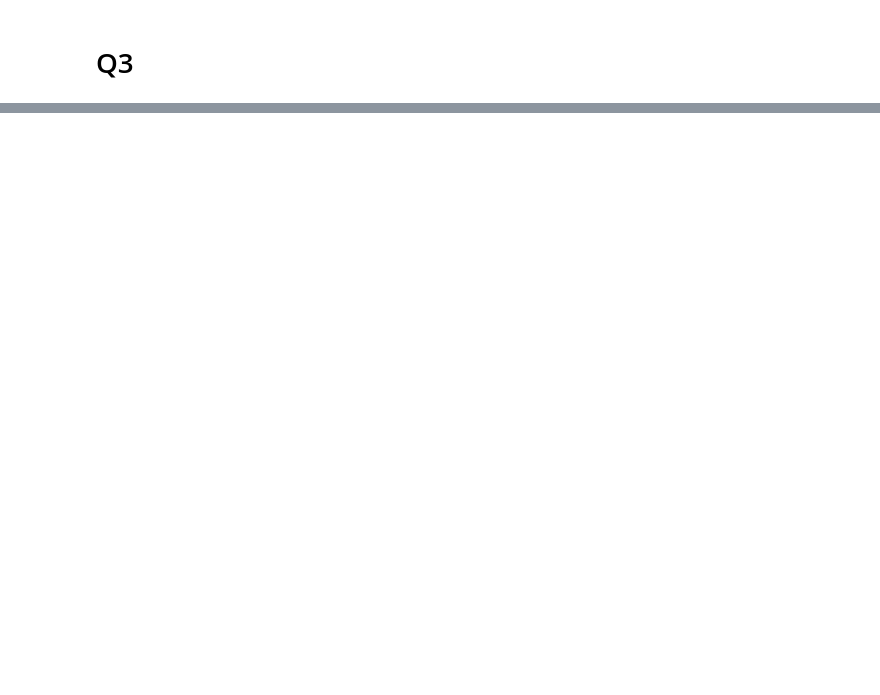
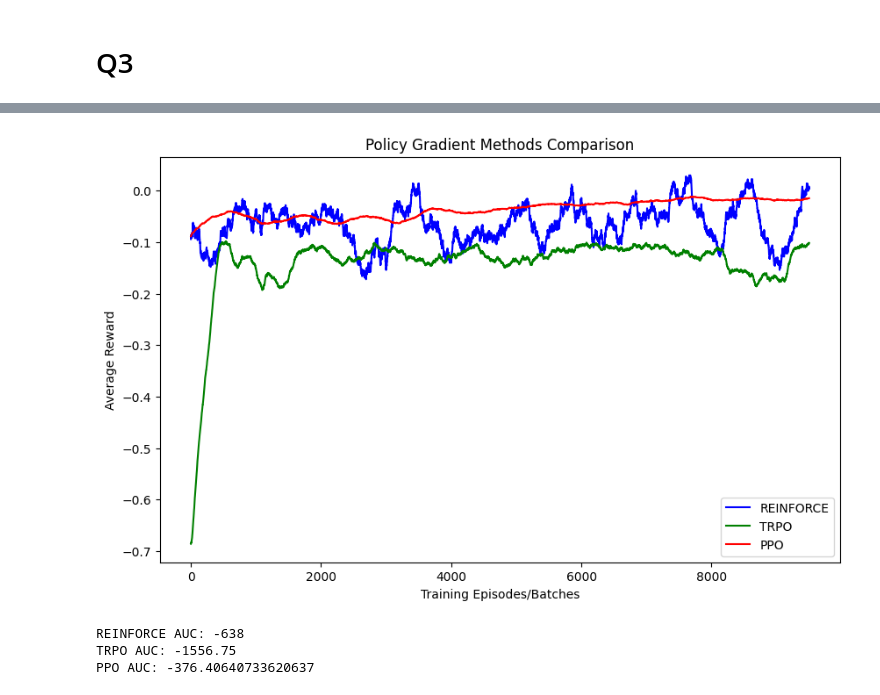
Before and after one commit to SachielC/BlackJack-RL-DQN, a Jupyter notebook: RL_BLJK.ipynb, the cells around one changed output, grey strips where cells are left out. Drawn from its saved outputs; the diff is of its cells as text; code cells hidden in the pictures; blank space fills up the shorter version.

```diff
--- a/RL_BLJK.ipynb
+++ b/RL_BLJK.ipynb
@@ -1188,0 +882,14 @@ AUC (Total Reward): -2152
+# %%
+env = BlackJackEnv()
+
+# Trin REINFORCE
+reinforce = REINFORCEAgent(env, lr=1e-3, gamma=0.99)
+reinforce_rewards = reinforce.train(num_episodes=10000, batch_size=128)
+
+# Train TRPO
+trpo = TRPOAgent(env)
+trpo_rewards = trpo.train(num_iterations=10000,batch_size=16)
+
+# Train PPO
+ppo = PPOAgent(env, clip_param=0.2, lr=3e-4, gamma=0.99)
+ppo_rewards = ppo.train(num_batches=10000, batch_size=256)
@@ -1188,0 +902,21 @@ AUC (Total Reward): -2152
+# %%
+# Plot results
+plt.figure(figsize=(10, 6))
+plt.plot(moving_average(reinforce_rewards,500), 'b', label='REINFORCE')
+plt.plot(moving_average(trpo_rewards,500), 'g', label='TRPO')
+plt.plot(moving_average(ppo_rewards, 500), 'r', label='PPO')
+plt.xlabel('Training Episodes/Batches')
+plt.ylabel('Average Reward')
+plt.title('Policy Gradient Methods Comparison')
+plt.legend()
+plt.show()
+
+# Calculate AUC
+print(f"REINFORCE AUC: {sum(reinforce_rewards)}")
+print(f"TRPO AUC: {sum(trpo_rewards)}")
+print(f"PPO AUC: {sum(ppo_rewards)}")
+# %% [output]
+[figure, added]
+REINFORCE AUC: -638
+TRPO AUC: -1556.75
+PPO AUC: -376.40640733620637
```
Also changed, not shown: parts of 65 cells of this notebook.
